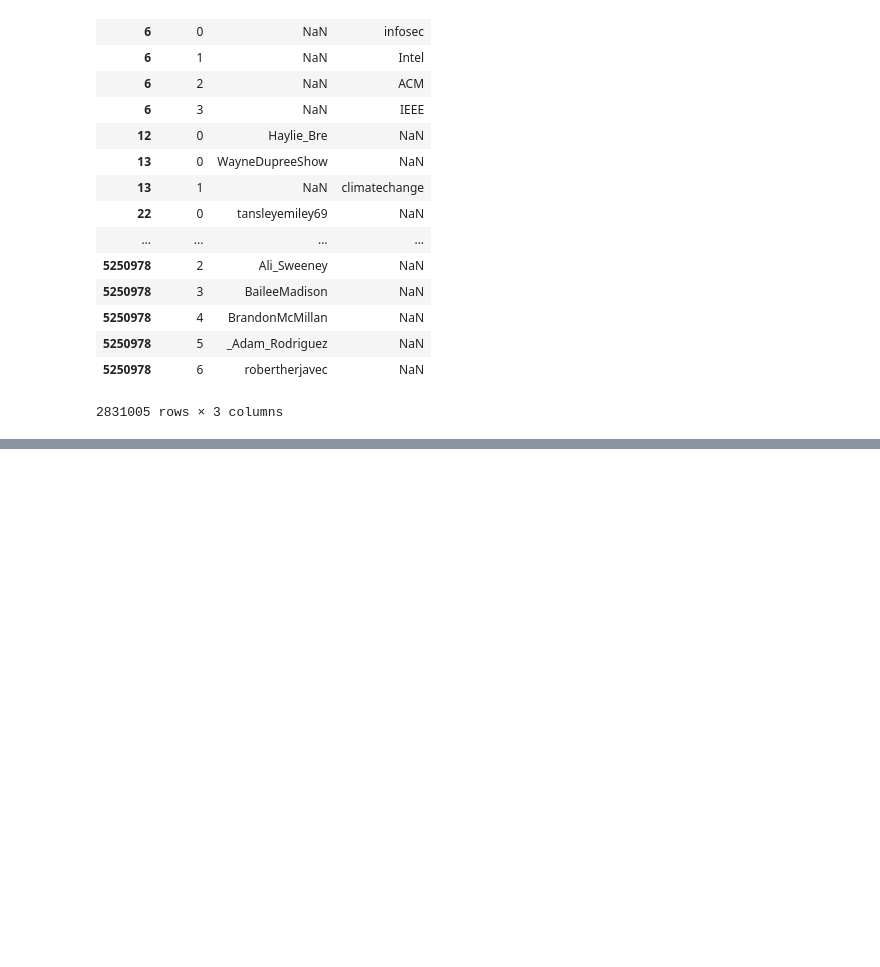
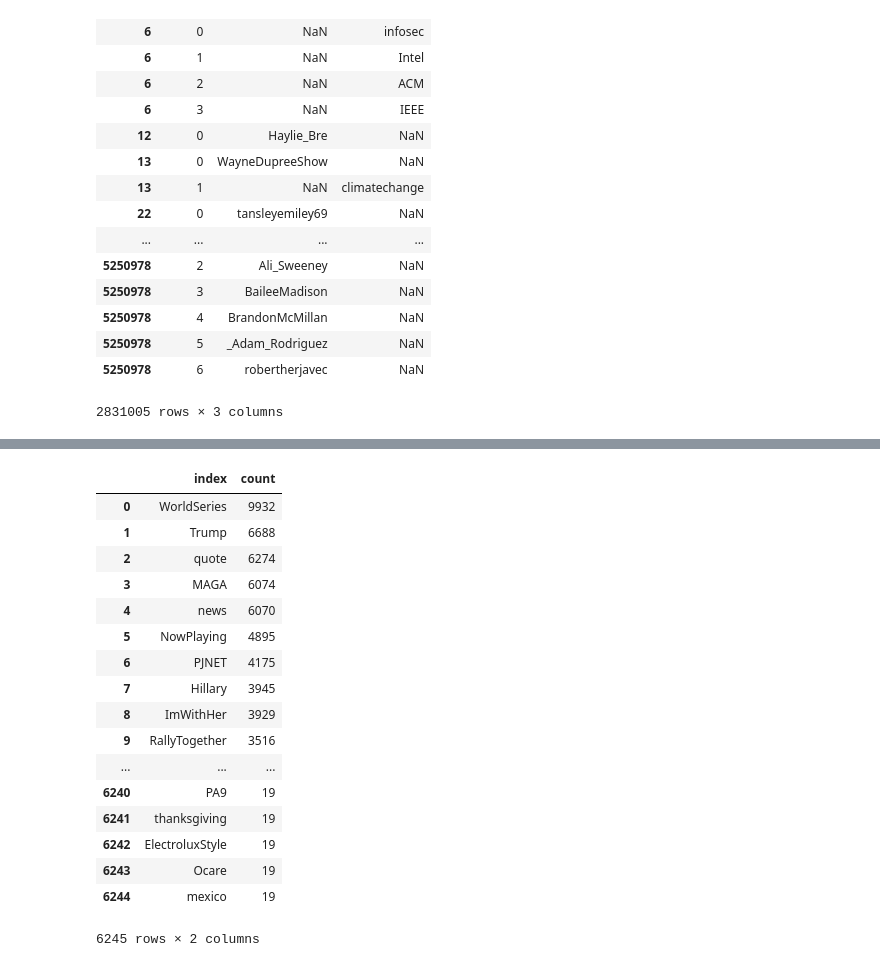
Before and after one commit to aaronenberg/clinton-trump-followers, a Jupyter notebook: csc177-project1.ipynb, the cells around one changed output, grey strips where cells are left out. Cells and saved outputs as stored; diff of their text form; code cells hidden in the pictures; blank space fills up the shorter version.

```diff
--- a/csc177-project1.ipynb
+++ b/csc177-project1.ipynb
@@ -117,0 +163,24 @@ mention_hashtag
+# %%
+# do the same thing for the hashtags
+count_hashtags = mention_hashtag.hashtags.value_counts()
+count_hashtags = count_hashtags.reset_index(name="count")
+count_hashtags.query("count >= 19")
+# %% [output]
+|  | index | count |
+| 0 | WorldSeries | 9932 |
+| 1 | Trump | 6688 |
+| 2 | quote | 6274 |
+| 3 | MAGA | 6074 |
+| 4 | news | 6070 |
+| 5 | NowPlaying | 4895 |
+| 6 | PJNET | 4175 |
+| 7 | Hillary | 3945 |
+| 8 | ImWithHer | 3929 |
+| 9 | RallyTogether | 3516 |
+| ... | ... | ... |
+| 6240 | PA9 | 19 |
+| 6241 | thanksgiving | 19 |
+| 6242 | ElectroluxStyle | 19 |
+| 6243 | Ocare | 19 |
+| 6244 | mexico | 19 |
+6245 rows × 2 columns
```
Also changed, not shown: parts of 2 cells of this notebook.
